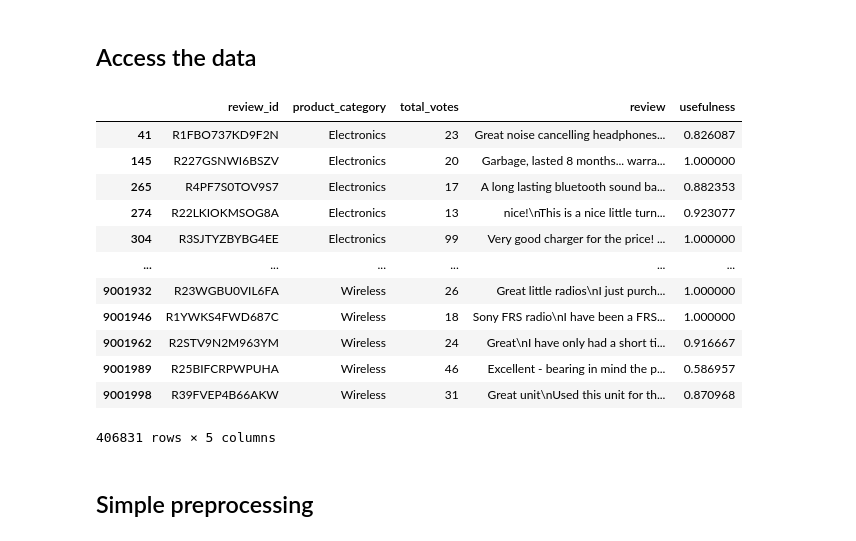
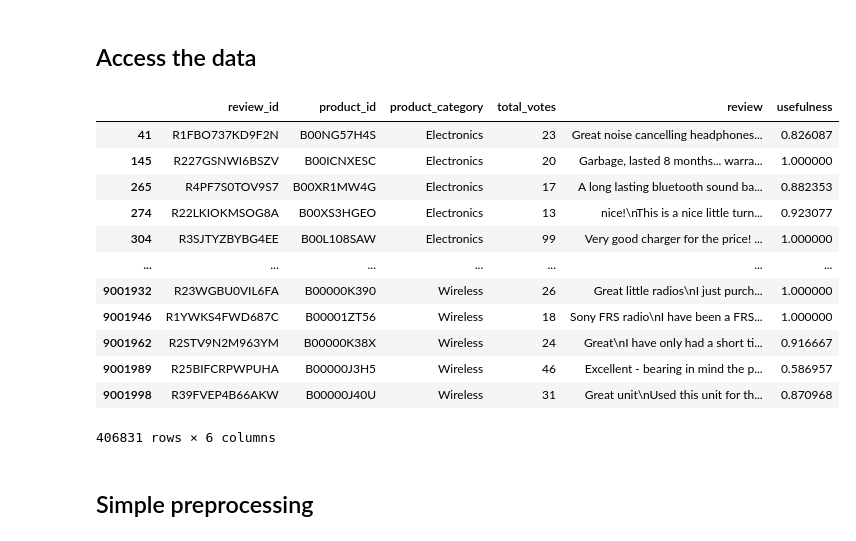
Before and after one commit to leiluk1/CRISP-DM-project, a Jupyter notebook: notebooks/data_modeling_baseline.ipynb, the cells around one changed output. Drawn from its saved outputs; the diff is of its cells as text; code cells hidden in the pictures.

```diff
--- a/notebooks/data_modeling_baseline.ipynb
+++ b/notebooks/data_modeling_baseline.ipynb
@@ -34,22 +33,22 @@ import joblib
 # %% [markdown]
 ## Access the data
 # %%
-dataset = pd.read_parquet('..\data\preprocessed_data.parquet')
+dataset = pd.read_parquet('../data/preprocessed_data.parquet')
 dataset
 # %% [output]
-|  | review_id | product_category | total_votes | review | usefulness |
-| 41 | R1FBO737KD9F2N | Electronics | 23 | Great noise cancelling headphones... | 0.826087 |
-| 145 | R227GSNWI6BSZV | Electronics | 20 | Garbage, lasted 8 months... warra... | 1.000000 |
-| 265 | R4PF7S0TOV9S7 | Electronics | 17 | A long lasting bluetooth sound ba... | 0.882353 |
-| 274 | R22LKIOKMSOG8A | Electronics | 13 | nice!\nThis is a nice little turn... | 0.923077 |
-| 304 | R3SJTYZBYBG4EE | Electronics | 99 | Very good charger for the price! ... | 1.000000 |
-| ... | ... | ... | ... | ... | ... |
-| 9001932 | R23WGBU0VIL6FA | Wireless | 26 | Great little radios\nI just purch... | 1.000000 |
-| 9001946 | R1YWKS4FWD687C | Wireless | 18 | Sony FRS radio\nI have been a FRS... | 1.000000 |
-| 9001962 | R2STV9N2M963YM | Wireless | 24 | Great\nI have only had a short ti... | 0.916667 |
-| 9001989 | R25BIFCRPWPUHA | Wireless | 46 | Excellent - bearing in mind the p... | 0.586957 |
-| 9001998 | R39FVEP4B66AKW | Wireless | 31 | Great unit\nUsed this unit for th... | 0.870968 |
+|  | review_id | product_id | product_category | total_votes | review | usefulness |
+| 41 | R1FBO737KD9F2N | B00NG57H4S | Electronics | 23 | Great noise cancelling headphones... | 0.826087 |
+| 145 | R227GSNWI6BSZV | B00ICNXESC | Electronics | 20 | Garbage, lasted 8 months... warra... | 1.000000 |
+| 265 | R4PF7S0TOV9S7 | B00XR1MW4G | Electronics | 17 | A long lasting bluetooth sound ba... | 0.882353 |
+| 274 | R22LKIOKMSOG8A | B00XS3HGEO | Electronics | 13 | nice!\nThis is a nice little turn... | 0.923077 |
+| 304 | R3SJTYZBYBG4EE | B00L108SAW | Electronics | 99 | Very good charger for the price! ... | 1.000000 |
+| ... | ... | ... | ... | ... | ... | ... |
+| 9001932 | R23WGBU0VIL6FA | B00000K390 | Wireless | 26 | Great little radios\nI just purch... | 1.000000 |
+| 9001946 | R1YWKS4FWD687C | B00001ZT56 | Wireless | 18 | Sony FRS radio\nI have been a FRS... | 1.000000 |
+| 9001962 | R2STV9N2M963YM | B00000K38X | Wireless | 24 | Great\nI have only had a short ti... | 0.916667 |
+| 9001989 | R25BIFCRPWPUHA | B00000J3H5 | Wireless | 46 | Excellent - bearing in mind the p... | 0.586957 |
+| 9001998 | R39FVEP4B66AKW | B00000J40U | Wireless | 31 | Great unit\nUsed this unit for th... | 0.870968 |
-406831 rows × 5 columns
+406831 rows × 6 columns
 # %% [markdown]
 ## Simple preprocessing
 # %%
```
Also changed, not shown: parts of 11 cells of this notebook.
